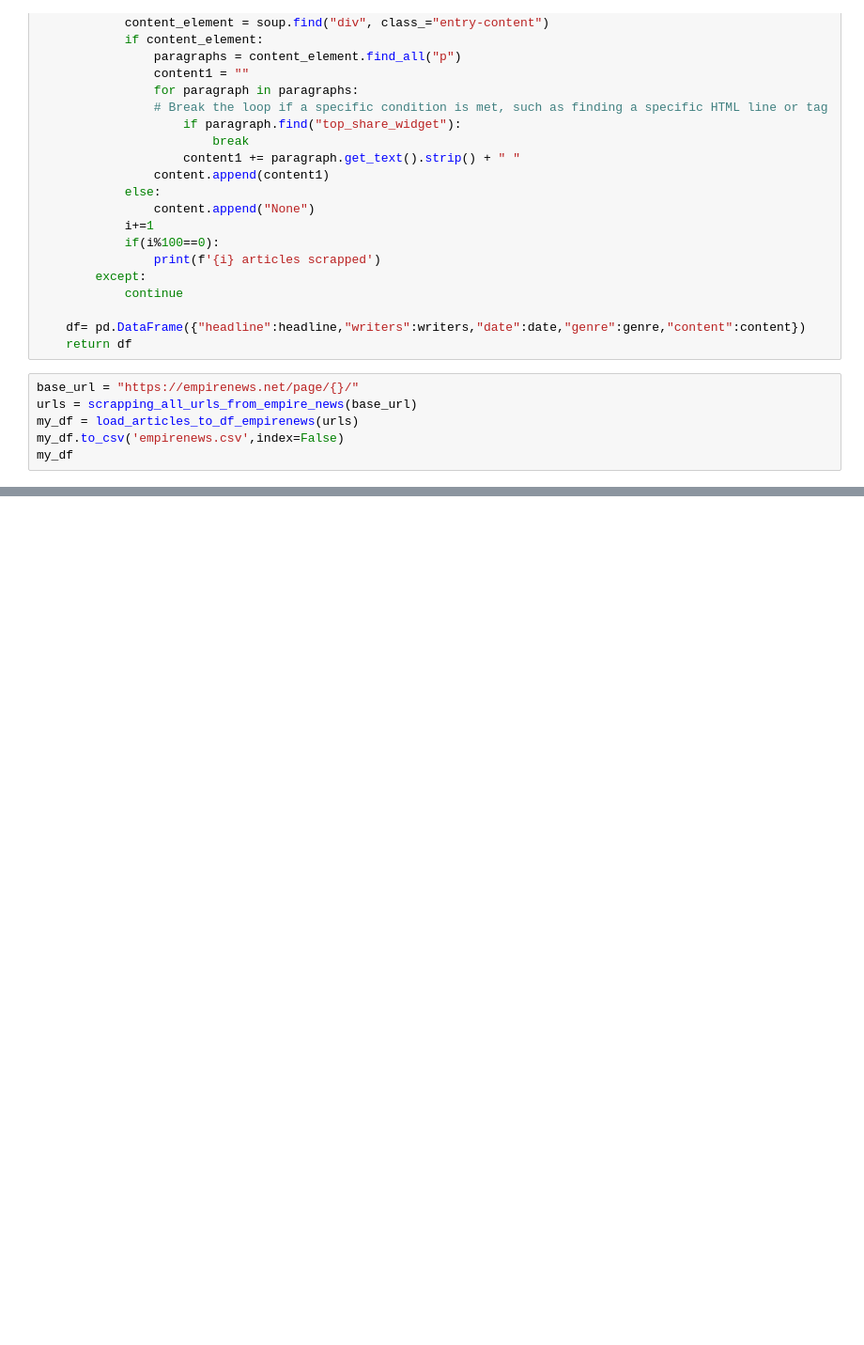
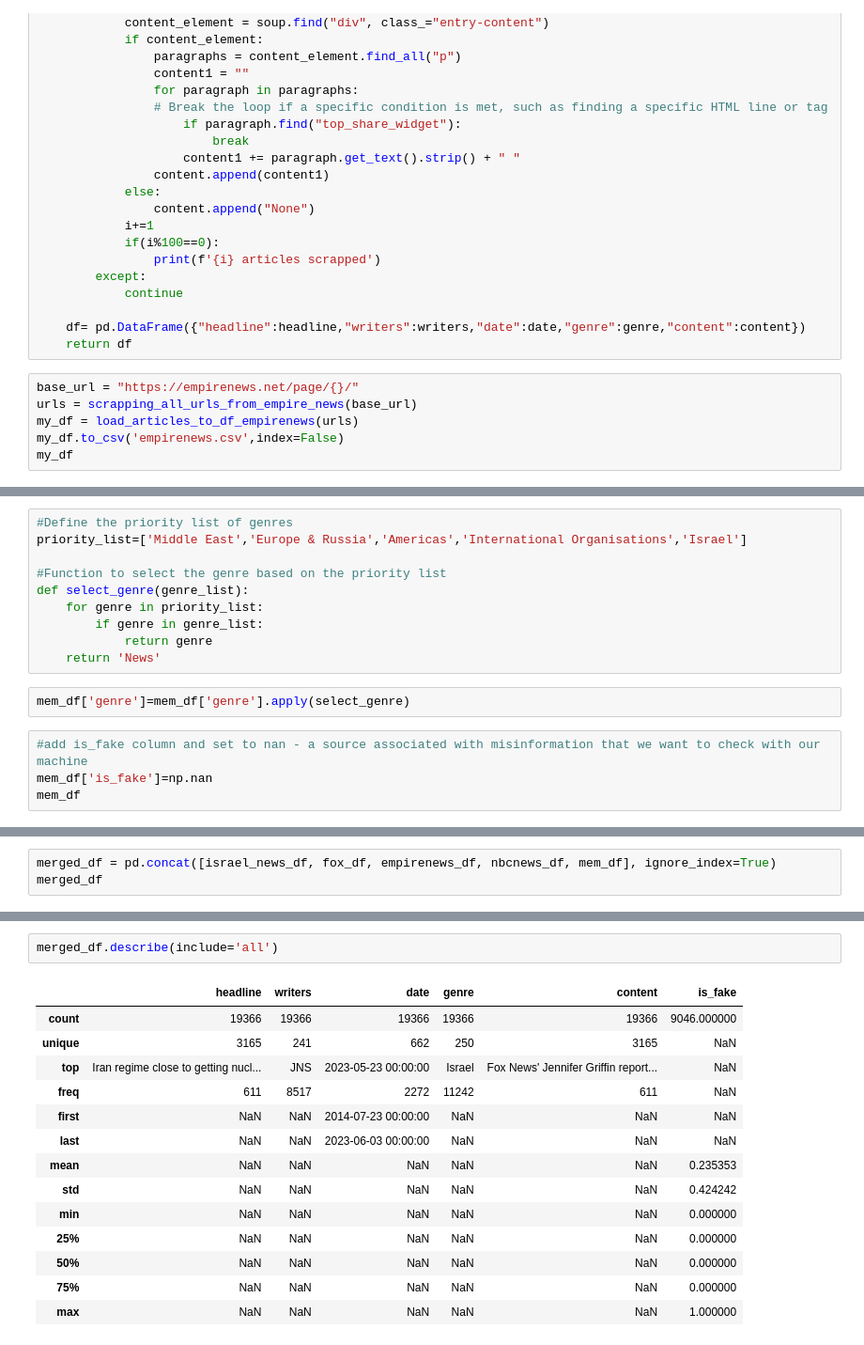
Before and after one commit to hadarasher/fake_news, a Jupyter notebook: MainProj.ipynb, the cells around one changed output, grey strips where cells are left out. Shown at 94% size. Cells and saved outputs as stored; diff of their text form; blank space fills up the shorter version.

Commit message:
first preprocessing dfs and merge to one dataframe

```diff
--- a/MainProj.ipynb
+++ b/MainProj.ipynb
@@ -597,0 +823,16 @@ my_df
+# %%
+#Define the priority list of genres
+priority_list=['Middle East','Europe & Russia','Americas','International Organisations','Israel']
+
+#Function to select the genre based on the priority list
+def select_genre(genre_list):
+    for genre in priority_list:
+        if genre in genre_list:
+            return genre
+    return 'News'
+# %%
+mem_df['genre']=mem_df['genre'].apply(select_genre)
+# %%
+#add is_fake column and set to nan - a source associated with misinformation that we want to check with our machine
+mem_df['is_fake']=np.nan
+mem_df
@@ -597,0 +853,3 @@ my_df
+# %%
+merged_df = pd.concat([israel_news_df, fox_df, empirenews_df, nbcnews_df, mem_df], ignore_index=True)
+merged_df
@@ -597,0 +886,17 @@ my_df
+# %%
+merged_df.describe(include='all')
+# %% [output]
+|  | headline | writers | date | genre | content | is_fake |
+| count | 19366 | 19366 | 19366 | 19366 | 19366 | 9046.000000 |
+| unique | 3165 | 241 | 662 | 250 | 3165 | NaN |
+| top | Iran regime close to getting nucl... | JNS | 2023-05-23 00:00:00 | Israel | Fox News' Jennifer Griffin report... | NaN |
+| freq | 611 | 8517 | 2272 | 11242 | 611 | NaN |
+| first | NaN | NaN | 2014-07-23 00:00:00 | NaN | NaN | NaN |
+| last | NaN | NaN | 2023-06-03 00:00:00 | NaN | NaN | NaN |
+| mean | NaN | NaN | NaN | NaN | NaN | 0.235353 |
+| std | NaN | NaN | NaN | NaN | NaN | 0.424242 |
+| min | NaN | NaN | NaN | NaN | NaN | 0.000000 |
+| 25% | NaN | NaN | NaN | NaN | NaN | 0.000000 |
+| 50% | NaN | NaN | NaN | NaN | NaN | 0.000000 |
+| 75% | NaN | NaN | NaN | NaN | NaN | 0.000000 |
+| max | NaN | NaN | NaN | NaN | NaN | 1.000000 |
```
Also changed, not shown: parts of 23 cells of this notebook.
